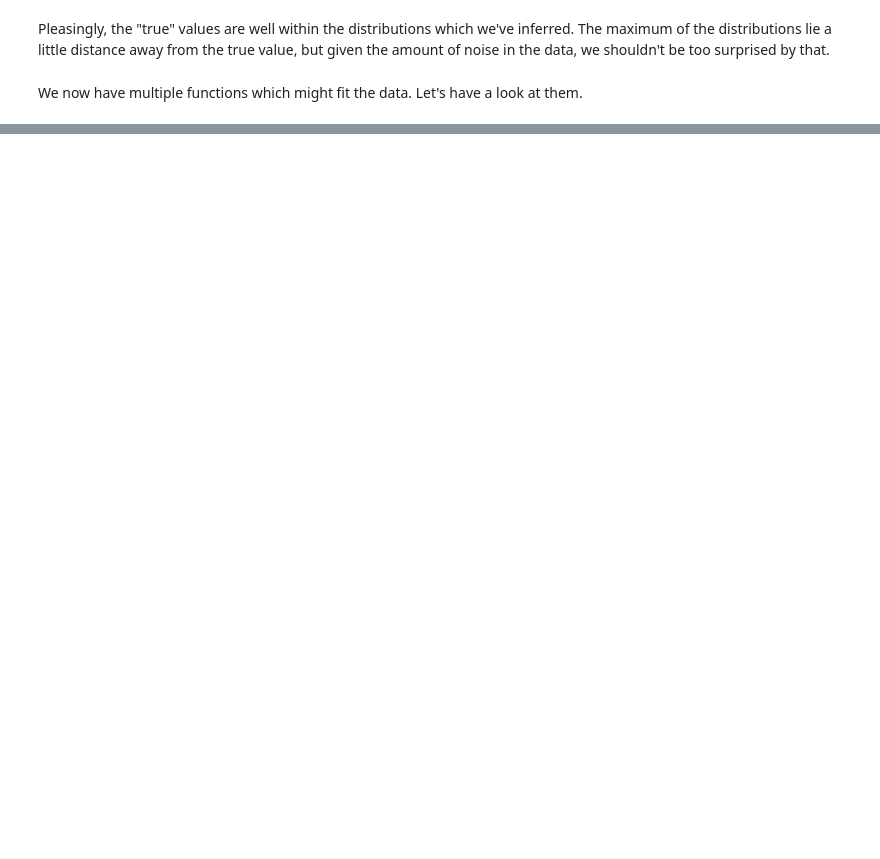
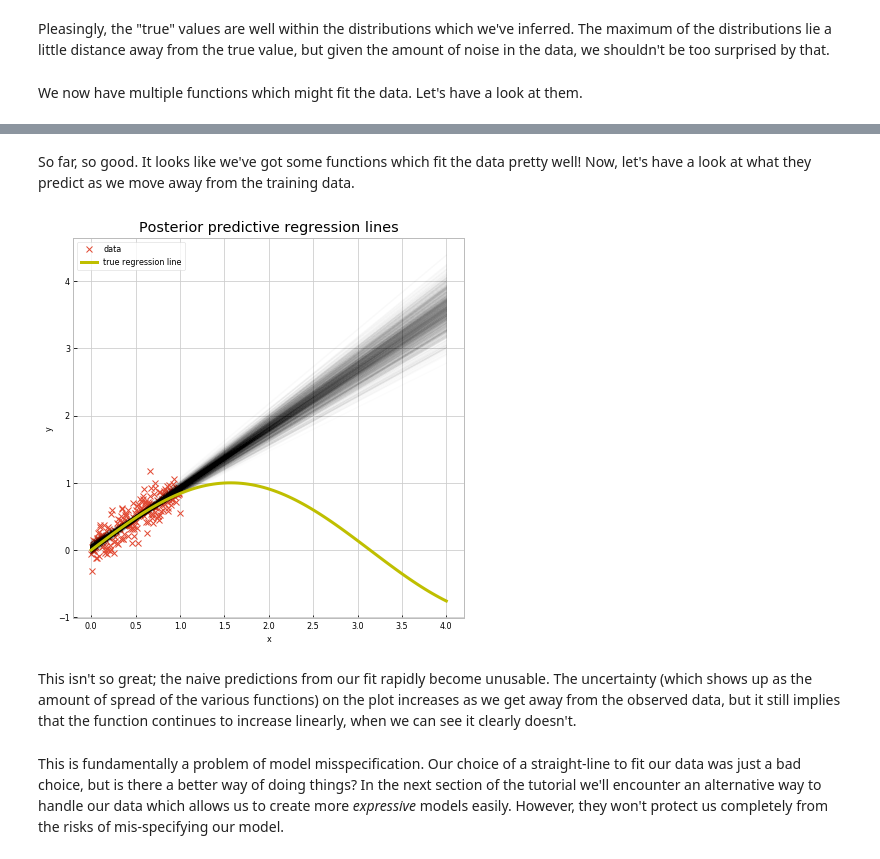
Before and after one commit to transientlunatic/gp-tutorial, a Jupyter notebook: chapters/1. Introduction.ipynb, the cells around one changed output, grey strips where cells are left out. Drawn from its saved outputs; the diff is of its cells as text; code cells hidden in the pictures; blank space fills up the shorter version.

```diff
--- a/chapters/1. Introduction.ipynb
+++ b/chapters/1. Introduction.ipynb
@@ -154,0 +217,28 @@ The inferred functions all sit fairly close together, but rather than having one
+# %% [markdown]
+So far, so good. It looks like we've got some functions which fit the data pretty well! Now, let's have a look at what they predict as we move away from the training data.
+# %%
+plt.figure(figsize=(7, 7))
+plt.plot(x, y, 'x', label='data')
+
+
+new_x = np.linspace(0,4, 100)
+
+for i in range(1000):
+    f = trace['m'][i] * new_x + trace['c'][i]
+    plt.plot(new_x, f, color='k', alpha=0.01)
+
+true_regression_line = np.sin(1*new_x)
+plt.plot(new_x, true_regression_line, label='true regression line', lw=3., c='y')
+
+
+
+plt.title('Posterior predictive regression lines')
+plt.legend(loc=0)
+plt.xlabel('x')
+plt.ylabel('y');
+# %% [output]
+[figure, added]
+# %% [markdown]
+This isn't so great; the naive predictions from our fit rapidly become unusable. The uncertainty (which shows up as the amount of spread of the various functions) on the plot increases as we get away from the observed data, but it still implies that the function continues to increase linearly, when we can see it clearly doesn't.
+# %% [markdown]
+This is fundamentally a problem of model misspecification. Our choice of a straight-line to fit our data was just a bad choice, but is there a better way of doing things? In the next section of the tutorial we'll encounter an alternative way to handle our data which allows us to create more _expressive_ models easily. However, they won't protect us completely from the risks of mis-specifying our model.
```
Also changed, not shown: parts of 14 cells of this notebook.
